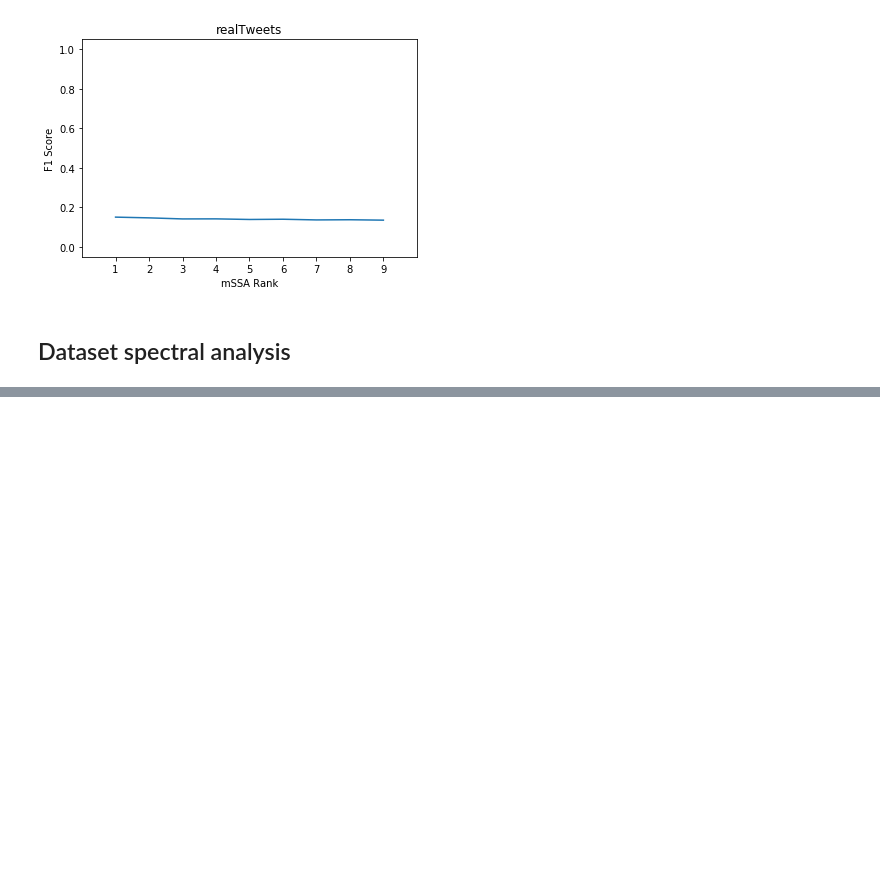
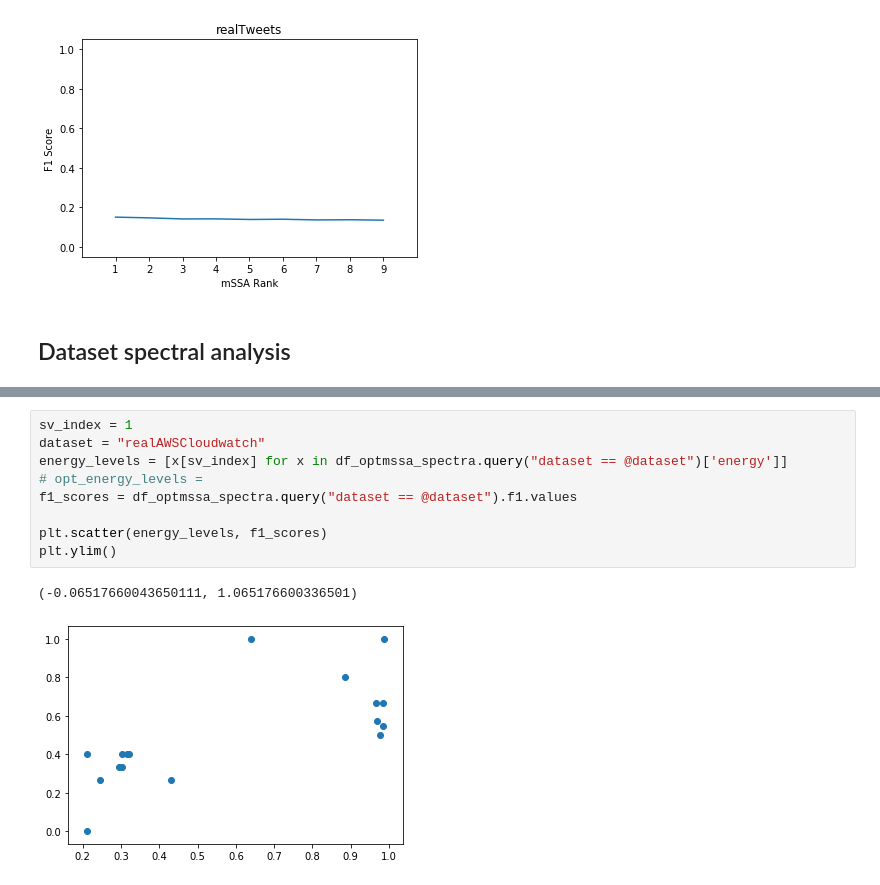
Before and after one commit to amlatyrngom/ml_project_bench, a Jupyter notebook: presentation_figures.ipynb, the cells around one changed output, grey strips where cells are left out. Drawn from its saved outputs; the diff is of its cells as text; blank space fills up the shorter version.

```diff
--- a/presentation_figures.ipynb
+++ b/presentation_figures.ipynb
@@ -177,0 +249,12 @@ for dataset in BENCHMARK_DATA.keys():
+# %%
+sv_index = 1
+dataset = "realAWSCloudwatch"
+energy_levels = [x[sv_index] for x in df_optmssa_spectra.query("dataset == @dataset")['energy']]
+# opt_energy_levels =
+f1_scores = df_optmssa_spectra.query("dataset == @dataset").f1.values
+
+plt.scatter(energy_levels, f1_scores)
+plt.ylim()
+# %% [output]
+(-0.06517660043650111, 1.065176600336501)
+[figure, added]
```
Also changed, not shown: parts of 12 cells of this notebook.
